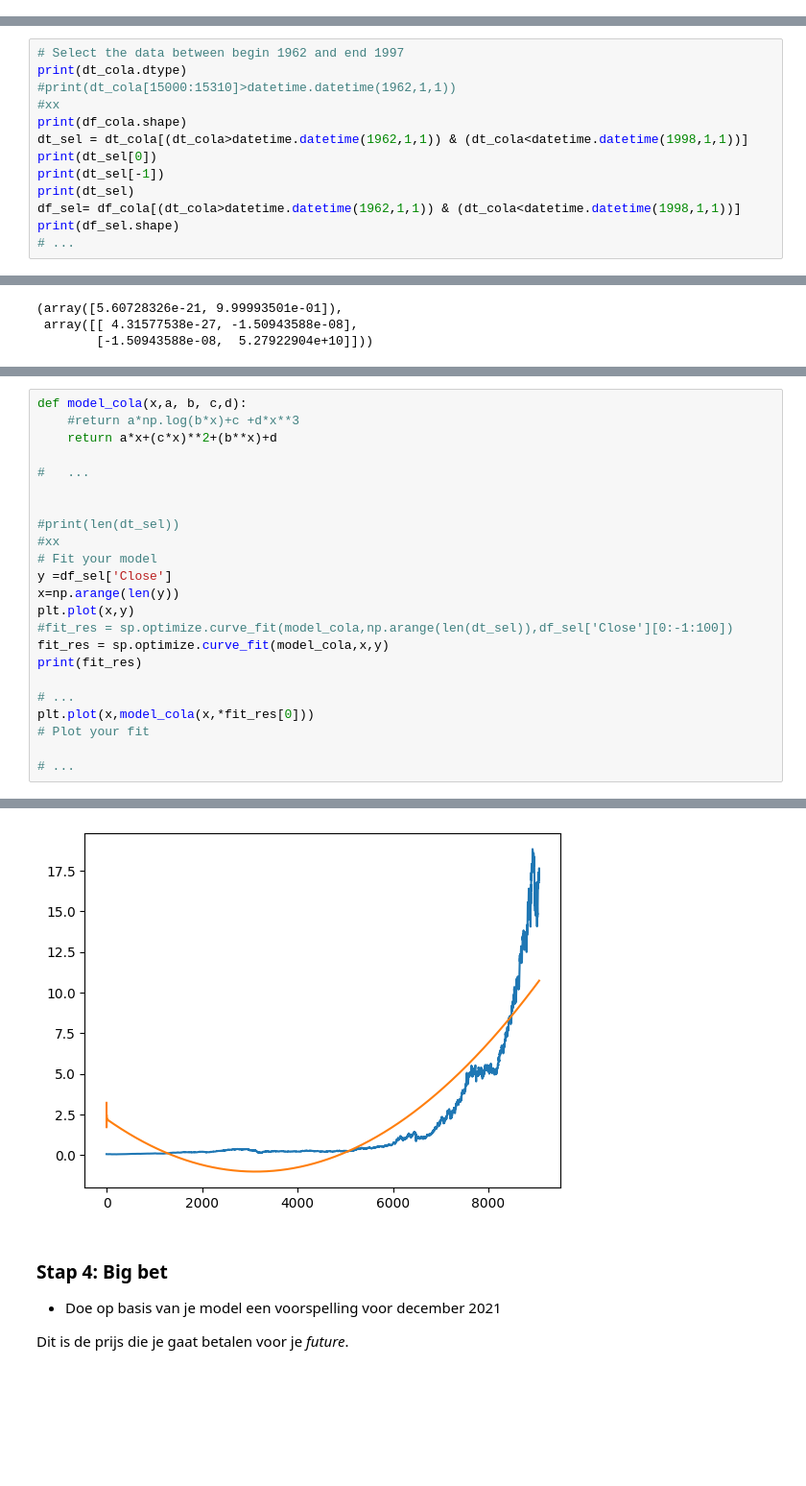
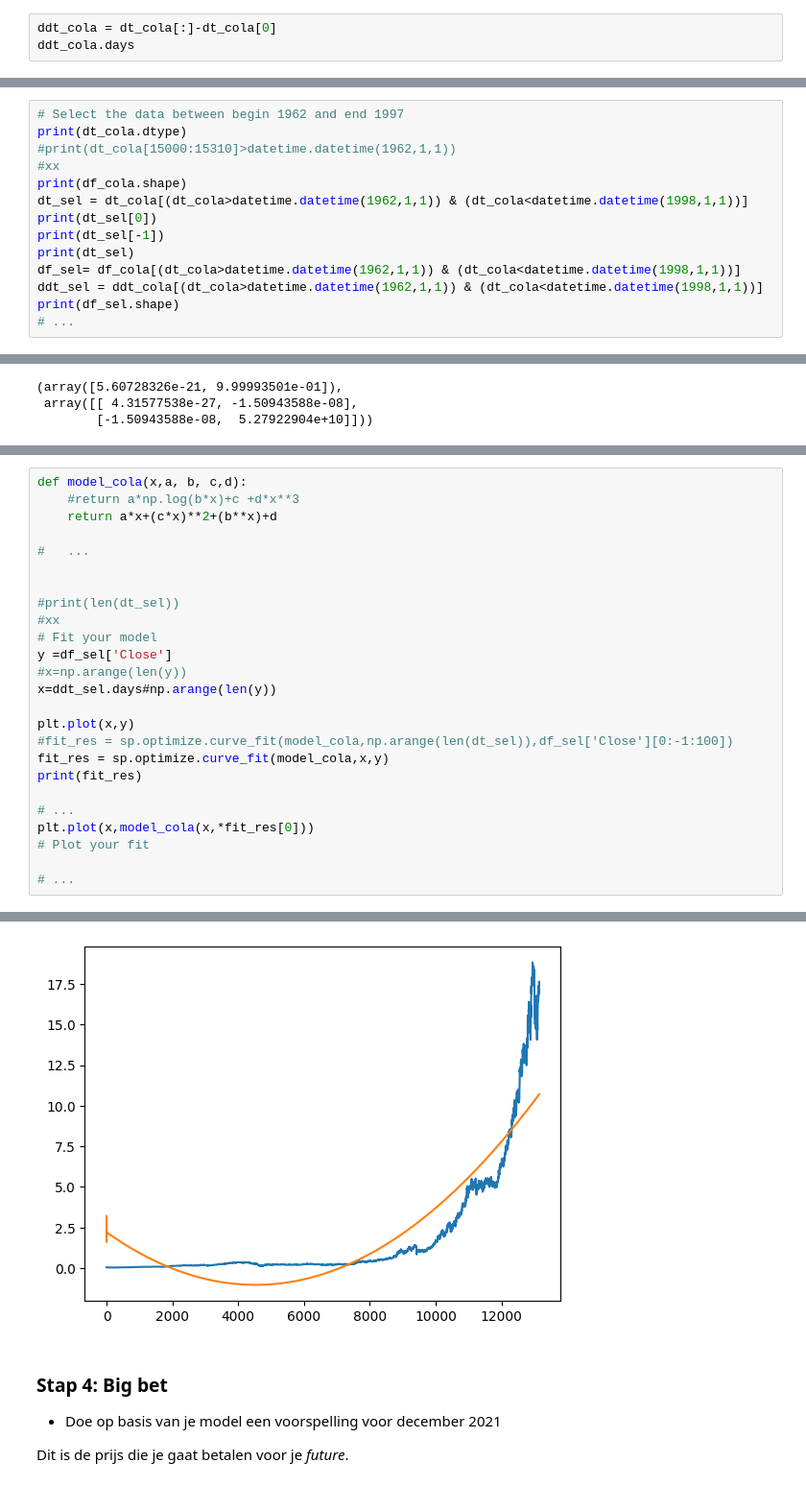
Before and after one commit to MarcRotsaert/MakeAIWork3, a Jupyter notebook: opdrachten/practica/week14/Les regressie + practicum/notebooks/regressie-practicum.ipynb, the cells around one changed output, grey strips where cells are left out. Shown: that part at 96% size. Cells and saved outputs as stored; diff of their text form; blank space fills up the shorter version.

```diff
--- a/opdrachten/practica/week14/Les regressie + practicum/notebooks/regressie-practicum.ipynb
+++ b/opdrachten/practica/week14/Les regressie + practicum/notebooks/regressie-practicum.ipynb
@@ -380,3 +380,6 @@ DatetimeIndex(['1962-01-02', '1962-01-03', '1962-01-04', '1962-01-05',
                '2022-10-19', '2022-10-20', '2022-10-21', '2022-10-24',
                '2022-10-25', '2022-10-26'],
               dtype='datetime64[ns]', length=15311, freq=None)
+# %%
+ddt_cola = dt_cola[:]-dt_cola[0]
+ddt_cola.days
@@ -391,6 +401,7 @@ print(dt_sel[0])
 print(dt_sel[-1])
 print(dt_sel)
 df_sel= df_cola[(dt_cola>datetime.datetime(1962,1,1)) & (dt_cola<datetime.datetime(1998,1,1))]
+ddt_sel = ddt_cola[(dt_cola>datetime.datetime(1962,1,1)) & (dt_cola<datetime.datetime(1998,1,1))]
 print(df_sel.shape)
 # ...
 # %% [output]
@@ -446,7 +464,9 @@ def model_cola(x,a, b, c,d):
 #xx
 # Fit your model
 y =df_sel['Close']
-x=np.arange(len(y))
+#x=np.arange(len(y))
+x=ddt_sel.days#np.arange(len(y))
+
 plt.plot(x,y)
 #fit_res = sp.optimize.curve_fit(model_cola,np.arange(len(dt_sel)),df_sel['Close'][0:-1:100])
 fit_res = sp.optimize.curve_fit(model_cola,x,y)
@@ -469,5 +489,5 @@ plt.plot(x,model_cola(x,*fit_res[0]))
 [<matplotlib.lines.Line2D at 0x...>]
-[figure, old version]
+[figure, new version]
 # %% [markdown]
 ### Stap 4: Big bet
 
```
Also changed, not shown: parts of 6 cells of this notebook, 31 other files.
